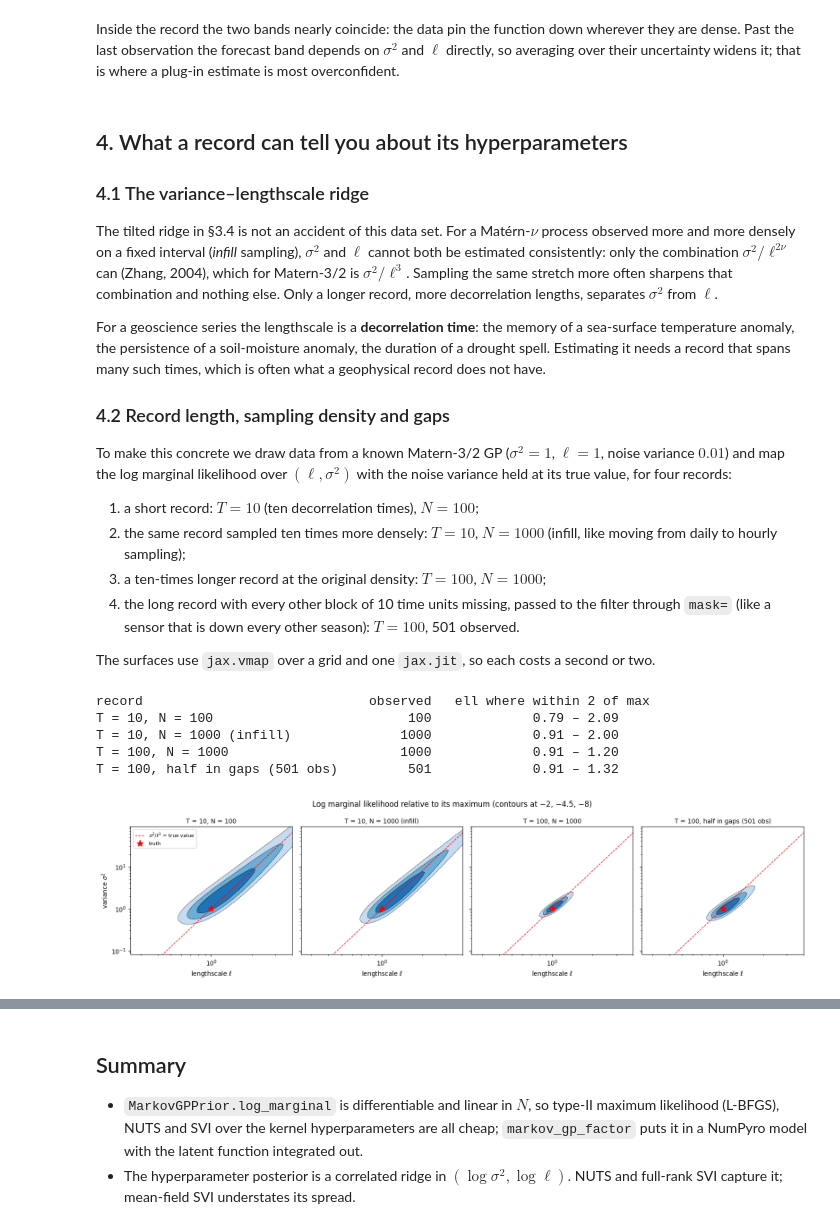
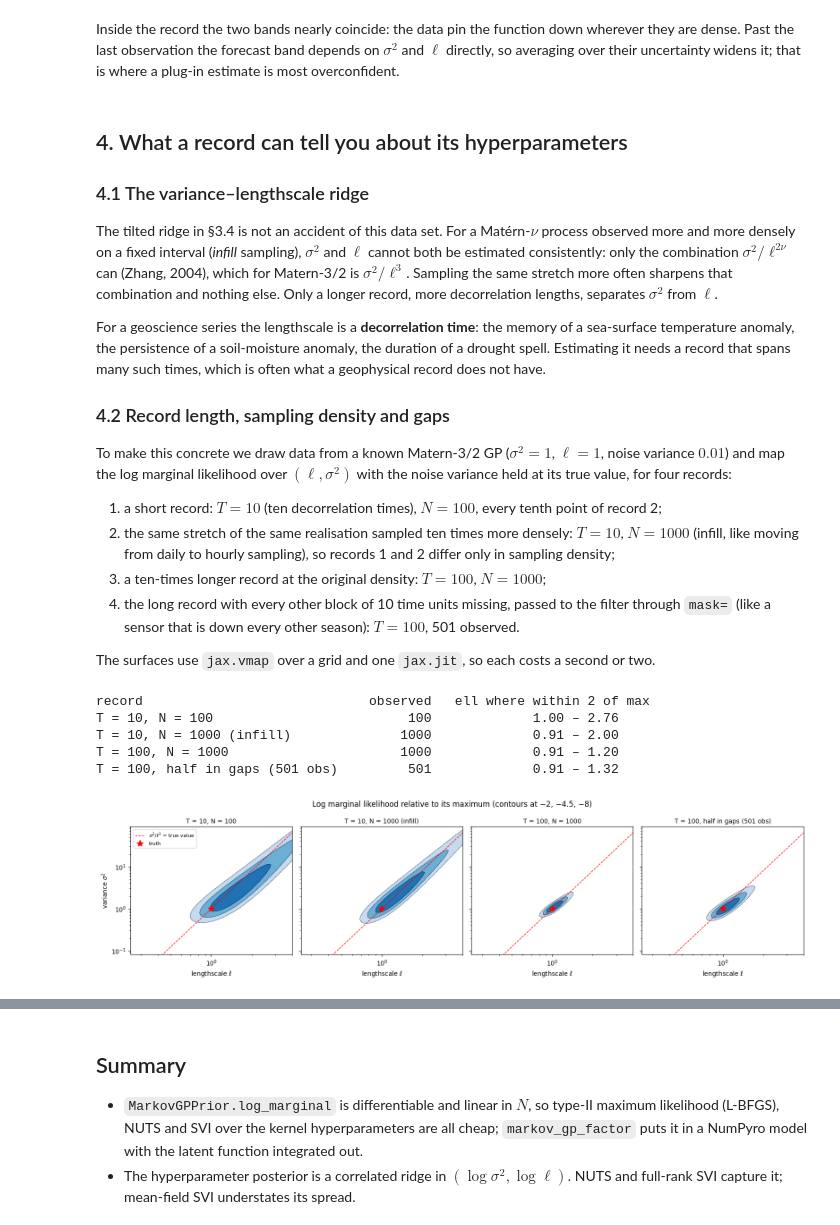
Before and after one commit to jejjohnson/pyrox, a Jupyter notebook: docs/notebooks/ssm/markov_gp_training.ipynb, the cells around one changed output, grey strips where cells are left out. Cells and saved outputs as stored; diff of their text form; code cells hidden in the pictures.

```diff
--- a/docs/notebooks/ssm/markov_gp_training.ipynb
+++ b/docs/notebooks/ssm/markov_gp_training.ipynb
@@ -445,8 +447,8 @@ For a geoscience series the lengthscale is a **decorrelation time**: the memory
 
 To make this concrete we draw data from a known Matern-3/2 GP ($\sigma^2 = 1$, $\ell = 1$, noise variance $0.01$) and map the log marginal likelihood over $(\ell, \sigma^2)$ with the noise variance held at its true value, for four records:
 
-1. a short record: $T = 10$ (ten decorrelation times), $N = 100$;
-2. the same record sampled ten times more densely: $T = 10$, $N = 1000$ (infill, like moving from daily to hourly sampling);
+1. a short record: $T = 10$ (ten decorrelation times), $N = 100$, every tenth point of record 2;
+2. the same stretch of the same realisation sampled ten times more densely: $T = 10$, $N = 1000$ (infill, like moving from daily to hourly sampling), so records 1 and 2 differ only in sampling density;
 3. a ten-times longer record at the original density: $T = 100$, $N = 1000$;
 4. the long record with every other block of 10 time units missing, passed to the filter through `mask=` (like a sensor that is down every other season): $T = 100$, 501 observed.
 
@@ -456,17 +458,24 @@ def simulate_gp(sde, t: jax.Array, key: jax.Array) -> jax.Array:
     """Draw f(t) from the SDE prior by forward simulation of its discrete-time model."""
     _F, _L, H, _Q_c, P_inf = sde.sde_params()
     A_seq, Q_seq = sde.discretise_sequence(jnp.diff(t))
+    d = sde.state_dim
     k0, k1 = jr.split(key)
-    x0 = jnp.linalg.cholesky(P_inf) @ jr.normal(k0, (sde.state_dim,))
-    L_seq = jnp.linalg.cholesky(Q_seq + 1e-12 * jnp.eye(sde.state_dim))
-    eps = jr.normal(k1, (t.shape[0] - 1, sde.state_dim))
+
+    def chol(cov):
+        # Lower Cholesky factor through gaussx on a PSD-tagged operator.
+        return gaussx.cholesky(
+            lx.MatrixLinearOperator(cov, lx.positive_semidefinite_tag)
+        )
+
+    x0 = chol(P_inf).mv(jr.normal(k0, (d,)))
+    eps = jr.normal(k1, (t.shape[0] - 1, d))
 
     def step(x, inputs):
-        A_k, L_k, e_k = inputs
-        x = A_k @ x + L_k @ e_k
+        A_k, Q_k, e_k = inputs
+        x = A_k @ x + chol(Q_k + 1e-12 * jnp.eye(d)).mv(e_k)
         return x, x
 
-    _, xs = jax.lax.scan(step, x0, (A_seq, L_seq, eps))
+    _, xs = jax.lax.scan(step, x0, (A_seq, Q_seq, eps))
     return jnp.concatenate([x0[None], xs]) @ H[0]
 
 
@@ -497,9 +506,12 @@ def likelihood_surface(t, yy, mask):
 
 
 key = jr.PRNGKey(11)
+# The short records share one realisation: the N = 100 record is every tenth
+# point of the N = 1000 one, so the two differ only in sampling density.
+t_dense, y_dense, mask_dense = make_record(10.0, 1000, key)
 records = {
-    "T = 10, N = 100": make_record(10.0, 100, key),
-    "T = 10, N = 1000 (infill)": make_record(10.0, 1000, key),
+    "T = 10, N = 100": (t_dense[::10], y_dense[::10], mask_dense[::10]),
+    "T = 10, N = 1000 (infill)": (t_dense, y_dense, mask_dense),
     "T = 100, N = 1000": make_record(100.0, 1000, key),
     "T = 100, half in gaps (501 obs)": make_record(100.0, 1000, key, gaps=True),
 }
@@ -520,35 +532,35 @@ for ax, (name, (t, yy, mask)) in zip(axes, records.items(), strict=True):
     )
     ax.contour(
         ell_axis, var_axis, surf, levels=[-8, -4.5, -2], colors="k", linewidths=0.5
     )
     ax.plot(
         ell_axis, ell_axis**3, "r--", lw=1, label=r"$\sigma^2 / \ell^3$ = true value"
     )
     ax.plot(1.0, 1.0, "r*", ms=11, label="truth")
     ax.set_xscale("log")
     ax.set_yscale("log")
     ax.set_xlim(ell_axis[0], ell_axis[-1])
     ax.set_ylim(var_axis[0], var_axis[-1])
     ax.set_xlabel(r"lengthscale $\ell$")
     ax.set_title(name, fontsize=10)
     inside = (surf > -2.0).any(axis=0)
     print(
         f"{name:<34}{int(mask.sum()):>9}{ell_axis[inside].min():>17.2f} – {ell_axis[inside].max():.2f}"
     )
 axes[0].set_ylabel(r"variance $\sigma^2$")
 axes[0].legend(fontsize=8, loc="upper left")
 fig.suptitle(
     "Log marginal likelihood relative to its maximum (contours at −2, −4.5, −8)"
 )
 fig.tight_layout()
 plt.show()
 # %% [output]
 record                             observed   ell where within 2 of max
-T = 10, N = 100                         100             0.79 – 2.09
+T = 10, N = 100                         100             1.00 – 2.76
 T = 10, N = 1000 (infill)              1000             0.91 – 2.00
 T = 100, N = 1000                      1000             0.91 – 1.20
 T = 100, half in gaps (501 obs)         501             0.91 – 1.32
-[figure, old version]
+[figure, new version]
 # %% [markdown]
 Three things stand out.
 
```
Also changed, not shown: parts of 2 cells of this notebook.
